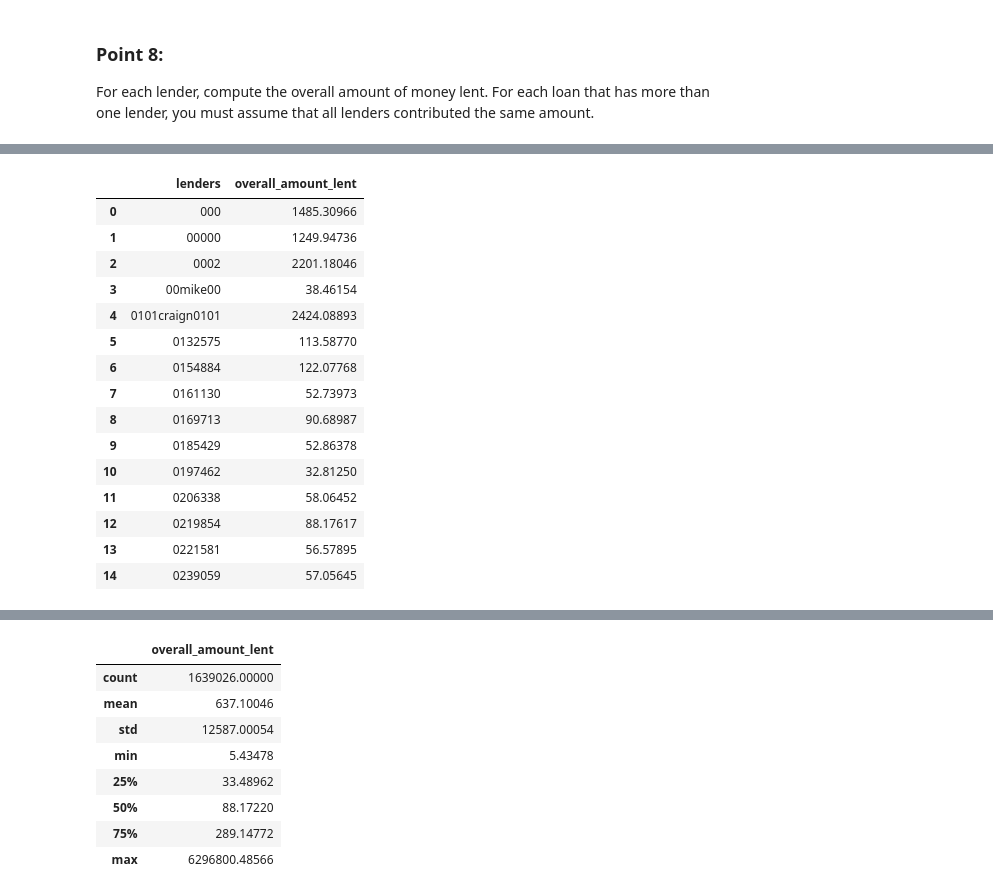
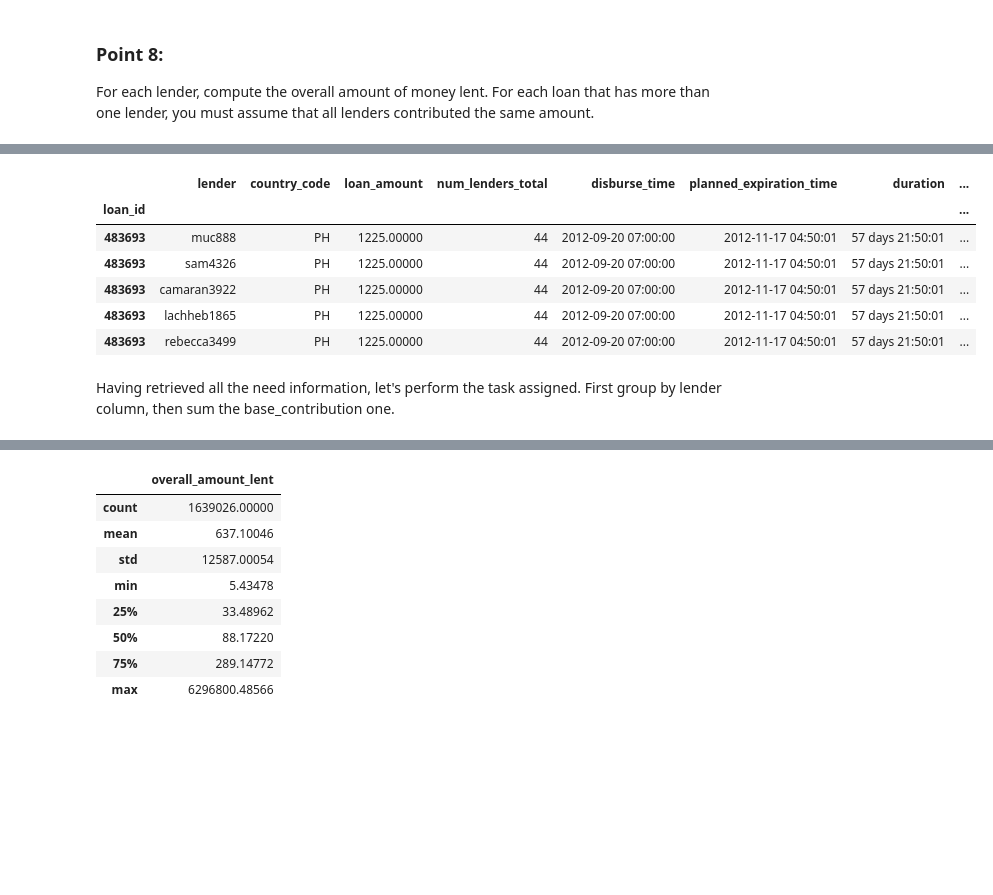
Before and after one commit to Lukpier/cs-project, a Jupyter notebook: kiva.ipynb, the cells around one changed output, grey strips where cells are left out. Drawn from its saved outputs; the diff is of its cells as text; code cells hidden in the pictures; blank space fills up the shorter version.

```diff
--- a/kiva.ipynb
+++ b/kiva.ipynb
@@ -384 +400,14 @@ Wall time: 6.42 s
+# %%
+joined.head()
+# %% [output]
+|  | lender | country_code | loan_amount | num_lenders_total | disburse_time | planned_expiration_time | duration | ... |
+| loan_id |  |  |  |  |  |  |  | ... |
+| 483693 | muc888 | PH | 1225.00000 | 44 | 2012-09-20 07:00:00 | 2012-11-17 04:50:01 | 57 days 21:50:01 | ... |
+| 483693 | sam4326 | PH | 1225.00000 | 44 | 2012-09-20 07:00:00 | 2012-11-17 04:50:01 | 57 days 21:50:01 | ... |
+| 483693 | camaran3922 | PH | 1225.00000 | 44 | 2012-09-20 07:00:00 | 2012-11-17 04:50:01 | 57 days 21:50:01 | ... |
+| 483693 | lachheb1865 | PH | 1225.00000 | 44 | 2012-09-20 07:00:00 | 2012-11-17 04:50:01 | 57 days 21:50:01 | ... |
+| 483693 | rebecca3499 | PH | 1225.00000 | 44 | 2012-09-20 07:00:00 | 2012-11-17 04:50:01 | 57 days 21:50:01 | ... |
+# %% [markdown]
+Having retrieved all the need information, let's perform the task assigned.
+First group by lender column, then sum the base_contribution one.
 # %%
@@ -386,19 +414,0 @@ overall_amount_per_lender = joined.groupby('lenders')['base_contribution'].sum()
-# %%
-overall_amount_per_lender.head(15)
-# %% [output]
-|  | lenders | overall_amount_lent |
-| 0 | 000 | 1485.30966 |
-| 1 | 00000 | 1249.94736 |
-| 2 | 0002 | 2201.18046 |
-| 3 | 00mike00 | 38.46154 |
-| 4 | 0101craign0101 | 2424.08893 |
-| 5 | 0132575 | 113.58770 |
-| 6 | 0154884 | 122.07768 |
-| 7 | 0161130 | 52.73973 |
-| 8 | 0169713 | 90.68987 |
-| 9 | 0185429 | 52.86378 |
-| 10 | 0197462 | 32.81250 |
-| 11 | 0206338 | 58.06452 |
-| 12 | 0219854 | 88.17617 |
-| 13 | 0221581 | 56.57895 |
-| 14 | 0239059 | 57.05645 |
```
Also changed, not shown: parts of 44 cells of this notebook.
